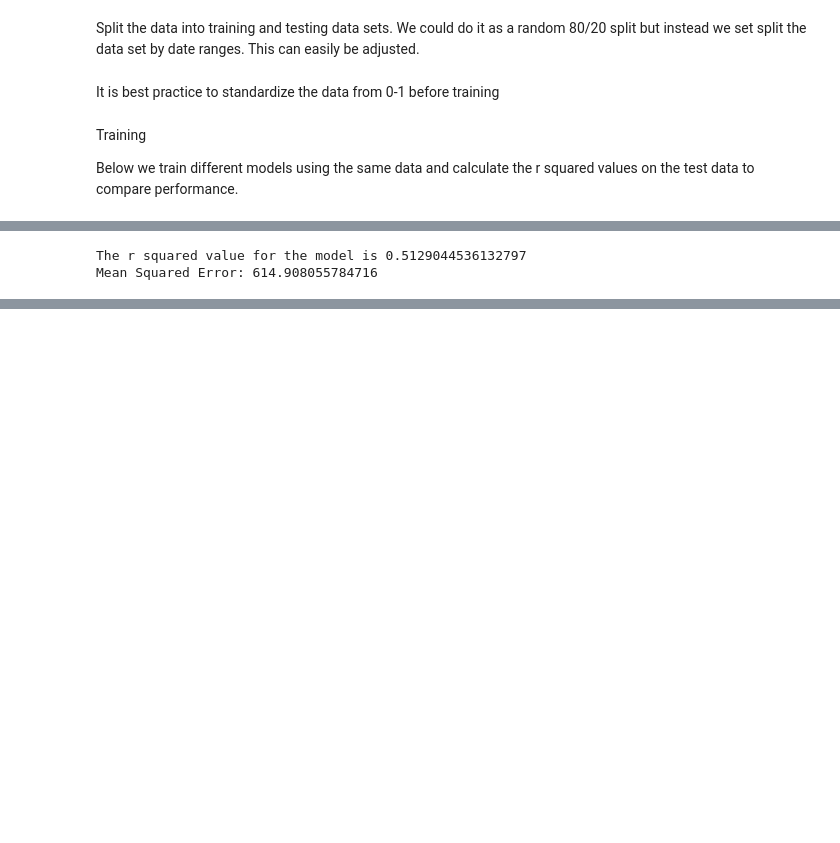
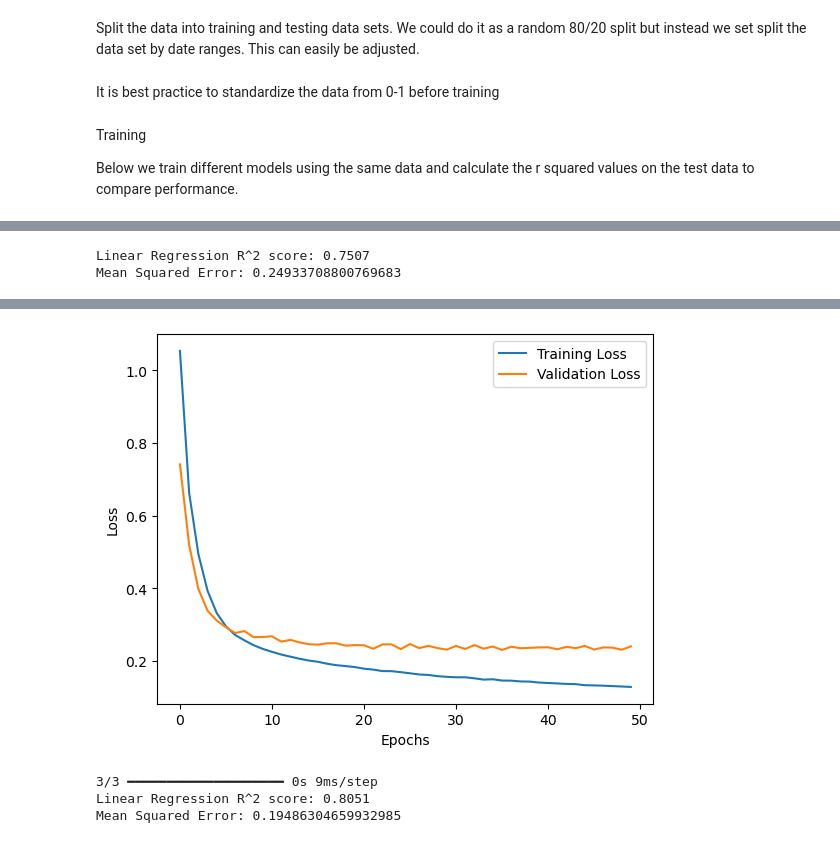
Before and after one commit to great-lakes-ai-lab/cnbs-predictor, a Jupyter notebook: notebooks/exploratory/0_LEF_model_training_cnbs.ipynb, the cells around one changed output, grey strips where cells are left out. Saved outputs shown, nothing was run; the diff lists cells and outputs as text; code cells hidden in the pictures; blank space fills up the shorter version.

```diff
--- a/notebooks/exploratory/0_LEF_model_training_cnbs.ipynb
+++ b/notebooks/exploratory/0_LEF_model_training_cnbs.ipynb
@@ -237,55 +262,68 @@ Mean Squared Error: 0.15797760799117966
 ## Random Forest Regressor Model:
 
 # Initialize RandomForestRegressor
-model = RandomForestRegressor(random_state=42)
+rfr_model = skRFR(random_state=42)
 
 # Train the model
-model.fit(X_train, y_train)
+trained_RFR = rfr_model.fit(X_train_scaled, y_train_scaled)
 
 # Save the trained model
-joblib.dump(model, dir + 'RF_trained_model.joblib')
+joblib.dump(trained_RFR, dir + 'RF_trained_model.joblib')
 
 # Predict on the test set
-y_pred = model.predict(X_test)
+y_pred_rfr = trained_RFR.predict(X_test_scaled)
 
 # Calculate Mean Squared Error
-mse = mean_squared_error(y_test, y_pred)
-r_squared = r2_score(y_test, y_pred)
-print(f"The r squared value for the model is {r_squared}")
-print(f"Mean Squared Error: {mse}")
+mse_rf = mean_squared_error(y_test_scaled, y_pred_rfr)
+r2_rf = r2_score(y_test_scaled, y_pred_rfr)
+
+print(f"Linear Regression R^2 score: {r2_rf:.4f}")
+print(f"Mean Squared Error: {mse_rf}")
 # %% [output]
-The r squared value for the model is 0.5129044536132797
-Mean Squared Error: 614.908055784716
+Linear Regression R^2 score: 0.7507
+Mean Squared Error: 0.24933708800769683
 # %%
-# Standardize the data
-scaler = StandardScaler()
-X_train_scaled = scaler.fit_transform(X_train)
-X_test_scaled = scaler.transform(X_test)
+## Neural Network ##
 
 # Define the neural network architecture
 model = tf.keras.Sequential([
     tf.keras.layers.Input(shape=(X_train.shape[1],)),
+    tf.keras.layers.Dense(128, activation='relu'),
     tf.keras.layers.Dense(64, activation='relu'),
-    tf.keras.layers.Dense(64, activation='relu'),
-    tf.keras.layers.Dense(144)  # **** Number of targets ****
+    tf.keras.layers.Dense(y_train.shape[1])
 ])
 
 # Compile the model
-model.compile(optimizer='adam', loss='mse')  # Using mean squared error (mse) as the loss function
+model.compile(optimizer='adam', loss='mse', metrics=['mae']) # Using mean squared error (mse) as the loss function
+
+
+early_stopping = EarlyStopping(monitor='val_loss', patience=5, restore_best_weights=True)
+
 
 # Fit the model to the training data
-model.fit(X_train_scaled, y_train, epochs=50, batch_size=32, validation_split=0.2, verbose=1)
+history = model.fit(X_train_scaled, y_train_scaled, epochs=50, batch_size=32, validation_split=0.2, verbose=1)#, callbacks=[early_stopping])
+
+# Plotting the training and validation loss
+import matplotlib.pyplot as plt
+
+plt.plot(history.history['loss'], label='Training Loss')
+plt.plot(history.history['val_loss'], label='Validation Loss')
+plt.xlabel('Epochs')
+plt.ylabel('Loss')
+plt.legend()
+plt.show()
 
 # Save the trained model
 joblib.dump(model,dir + 'NN_trained_model.joblib')
 
 # Predict on the test set
-y_pred = model.predict(X_test_scaled)
+y_pred_nn = model.predict(X_test_scaled)
 
 # Calculate Mean Squared Error
-mse = mean_squared_error(y_test, y_pred)
-r_squared = r2_score(y_test, y_pred)
-print(f"The r squared value for the model is {r_squared}")
-print(f"Mean Squared Error: {mse}")
+mse_nn = mean_squared_error(y_test_scaled, y_pred_nn)
+r2_nn = r2_score(y_test_scaled, y_pred_nn)
+
+print(f"Linear Regression R^2 score: {r2_nn:.4f}")
+print(f"Mean Squared Error: {mse_nn}")
 # %% [output]
 Epoch 1/50
@@ -307,0 +346,4 @@ Mean Squared Error: 650.0106065339897
+[figure, added]
+3/3 ━━━━━━━━━━━━━━━━━━━━ 0s 9ms/step
+Linear Regression R^2 score: 0.8051
+Mean Squared Error: 0.19486304659932985
```
Also changed, not shown: parts of 6 cells of this notebook, 26 other files.
